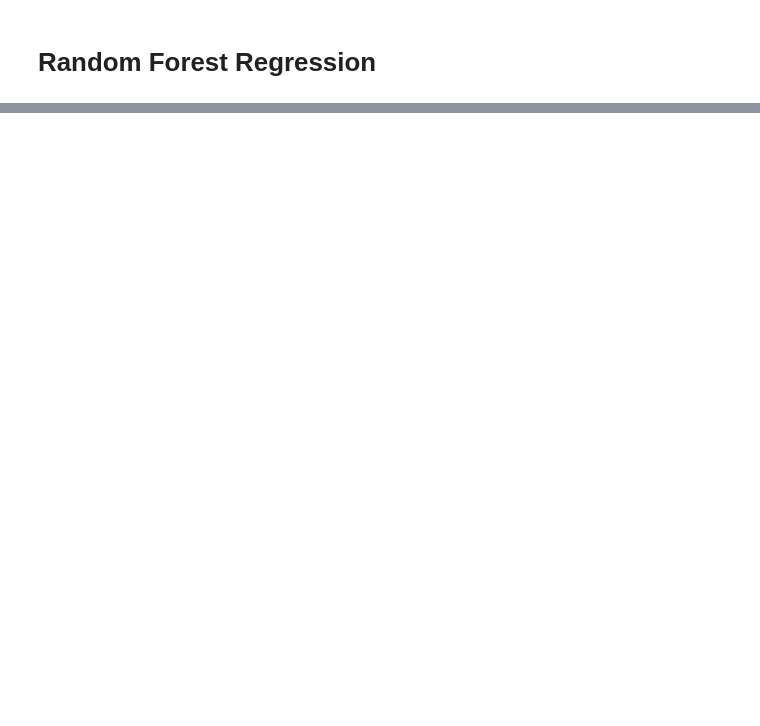
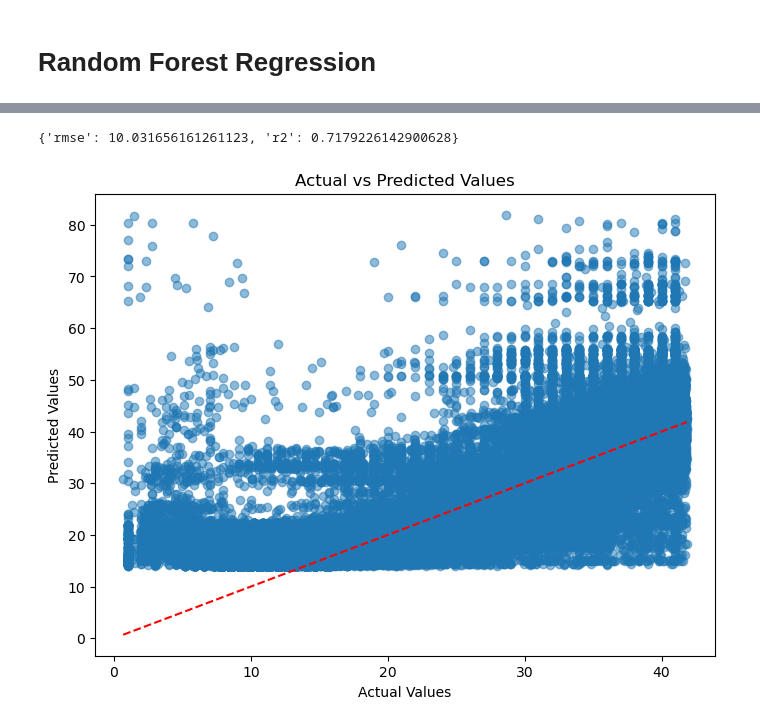
Before and after one commit to JMS5/humble_beginnings, a Jupyter notebook: hello_world.ipynb, the cells around one changed output, grey strips where cells are left out. Cells and saved outputs as stored; diff of their text form; code cells hidden in the pictures; blank space fills up the shorter version.

```diff
--- a/hello_world.ipynb
+++ b/hello_world.ipynb
@@ -88,0 +279,50 @@ def run_random_forest_regression(df, features, label):
+# %%
+metrics
+# %% [output]
+{'rmse': 10.031656161261123, 'r2': 0.7179226142900628}
+# %%
+from pyspark.sql import functions as F
+
+def remove_outliers(df, col_name):
+    # Calculate Q1 (25th percentile) and Q3 (75th percentile)
+    Q1 = df.approxQuantile(col_name, [0.25], 0.01)[0]
+    Q3 = df.approxQuantile(col_name, [0.75], 0.01)[0]
+
+    # Calculate IQR
+    IQR = Q3 - Q1
+
+    # Define the lower and upper bounds for outliers
+    lower_bound = Q1 - 1.5 * IQR
+    upper_bound = Q3 + 1.5 * IQR
+
+    # Filter the DataFrame to remove outliers
+    filtered_df = df.filter((df[col_name] >= lower_bound) & (df[col_name] <= upper_bound))
+
+    return filtered_df
+# %%
+filtered_df = remove_outliers(test_df, label)
+# %%
+import pandas as pd
+import matplotlib.pyplot as plt
+
+def plot_actual_vs_predicted(model, test_df, label):
+    # Generate predictions
+    predictions = model.transform(test_df)
+
+    # Select actual values and predictions
+    actual_vs_pred_df = predictions.select(label, "prediction") \
+                                   .toPandas()  # Convert to Pandas for easy plotting
+
+    # Plot Actual vs Predicted
+    plt.figure(figsize=(8, 6))
+    plt.scatter(actual_vs_pred_df[label], actual_vs_pred_df["prediction"], alpha=0.5)
+    plt.plot([min(actual_vs_pred_df[label]), max(actual_vs_pred_df[label])],
+             [min(actual_vs_pred_df[label]), max(actual_vs_pred_df[label])], color="red", linestyle="--")
+    plt.xlabel("Actual Values")
+    plt.ylabel("Predicted Values")
+    plt.title("Actual vs Predicted Values")
+    plt.show()
+# %%
+plot_actual_vs_predicted(model, filtered_df, label=label)
+# %% [output]
+[figure, added]
```
Also changed, not shown: parts of 17 cells of this notebook.
